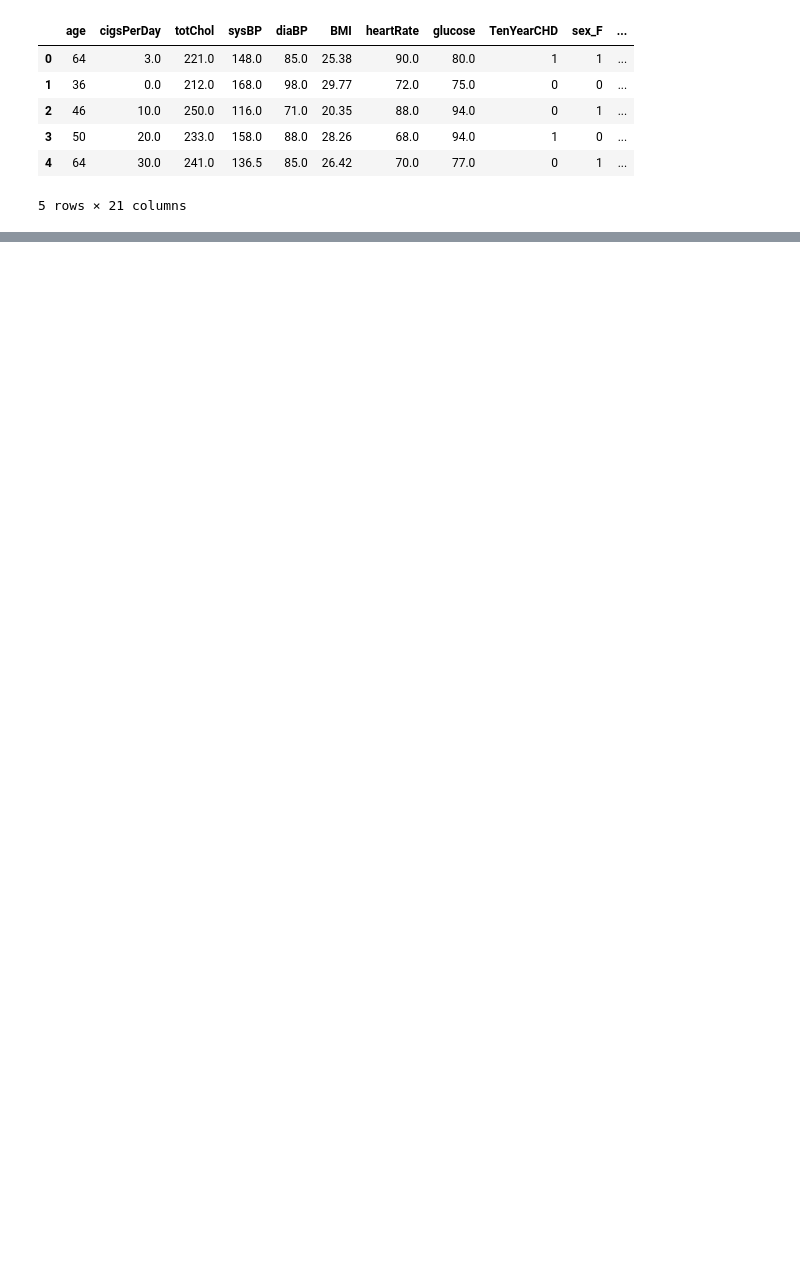
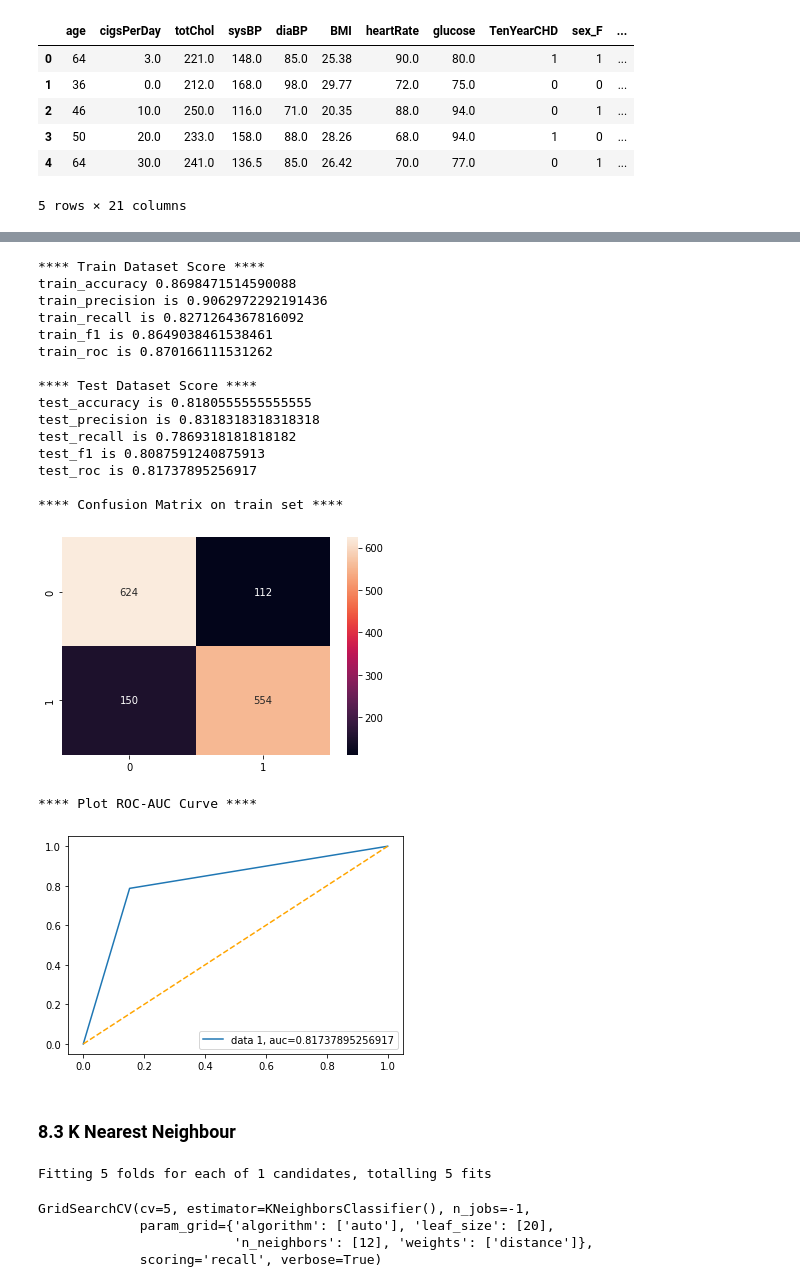
Before and after one commit to solankinitin1210/Capstone-Project-Cardiovascular-Risk-Prediction, a Jupyter notebook: Cardiovascular_Risk_Prediction_Capstone_Project.ipynb, the cells around one changed output, grey strips where cells are left out. Drawn from its saved outputs; the diff is of its cells as text; code cells hidden in the pictures; blank space fills up the shorter version.

```diff
--- a/Cardiovascular_Risk_Prediction_Capstone_Project.ipynb
+++ b/Cardiovascular_Risk_Prediction_Capstone_Project.ipynb
@@ -1329,0 +879,48 @@ sns.barplot(x='Model',y='Recall',data=Finale_Score)
+# %%
+# Get predicted Y for train and test dataset
+y_train_pred=svc.predict(X_train)
+y_test_pred=svc.predict(x_test)
+
+# call score metrix to get score for train and test set
+get_metrics('SVC',Y_train,y_train_pred,y_test,y_test_pred)
+# %% [output]
+**** Train Dataset Score ****
+train_accuracy 0.8698471514590088
+train_precision is 0.9062972292191436
+train_recall is 0.8271264367816092
+train_f1 is 0.8649038461538461
+train_roc is 0.870166111531262
+
+**** Test Dataset Score ****
+test_accuracy is 0.8180555555555555
+test_precision is 0.8318318318318318
+test_recall is 0.7869318181818182
+test_f1 is 0.8087591240875913
+test_roc is 0.81737895256917
+
+**** Confusion Matrix on train set ****
+[figure, added]
+**** Plot ROC-AUC Curve ****
+[figure, added]
+# %% [markdown]
+### **8.3 K Nearest Neighbour**
+# %%
+# Define hyperparameters for model (after finding the best estimator rest are commented to reduce run time)
+knn_para = {
+    'n_neighbors':[12],#2,4,6,8,10,15,20
+    'weights':['distance'],# 'uniform'
+    'algorithm':['auto'],# 'ball_tree', 'kd_tree', 'brute','auto',],
+    'leaf_size':[20]#15,10,30,40,50,60,70]
+}
+
+# using grid search cv for hyperparameter tuning
+knn = GridSearchCV(KNeighborsClassifier(),param_grid=knn_para,cv=5,scoring='recall',verbose=True,n_jobs=-1)
+
+# fit train and test dataset into model
+knn.fit(X_train,Y_train)
+# %% [output]
+Fitting 5 folds for each of 1 candidates, totalling 5 fits
+GridSearchCV(cv=5, estimator=KNeighborsClassifier(), n_jobs=-1,
+             param_grid={'algorithm': ['auto'], 'leaf_size': [20],
+                         'n_neighbors': [12], 'weights': ['distance']},
+             scoring='recall', verbose=True)
```
Also changed, not shown: parts of 223 cells of this notebook.
